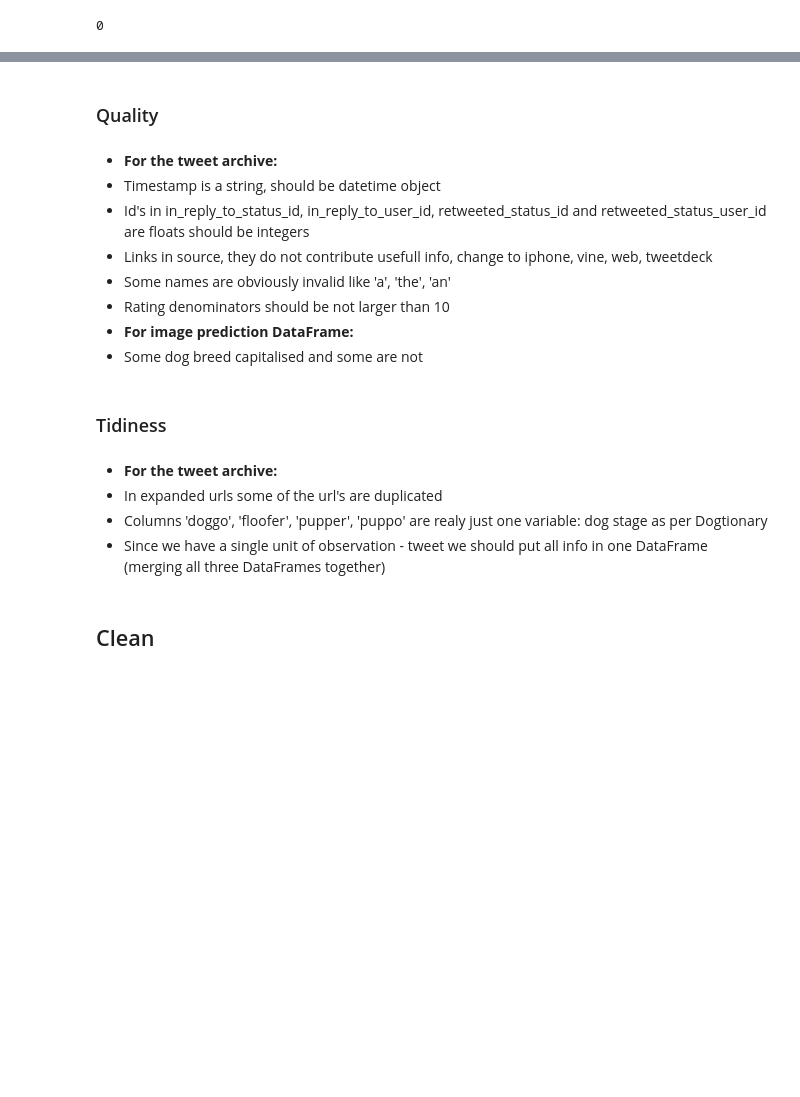
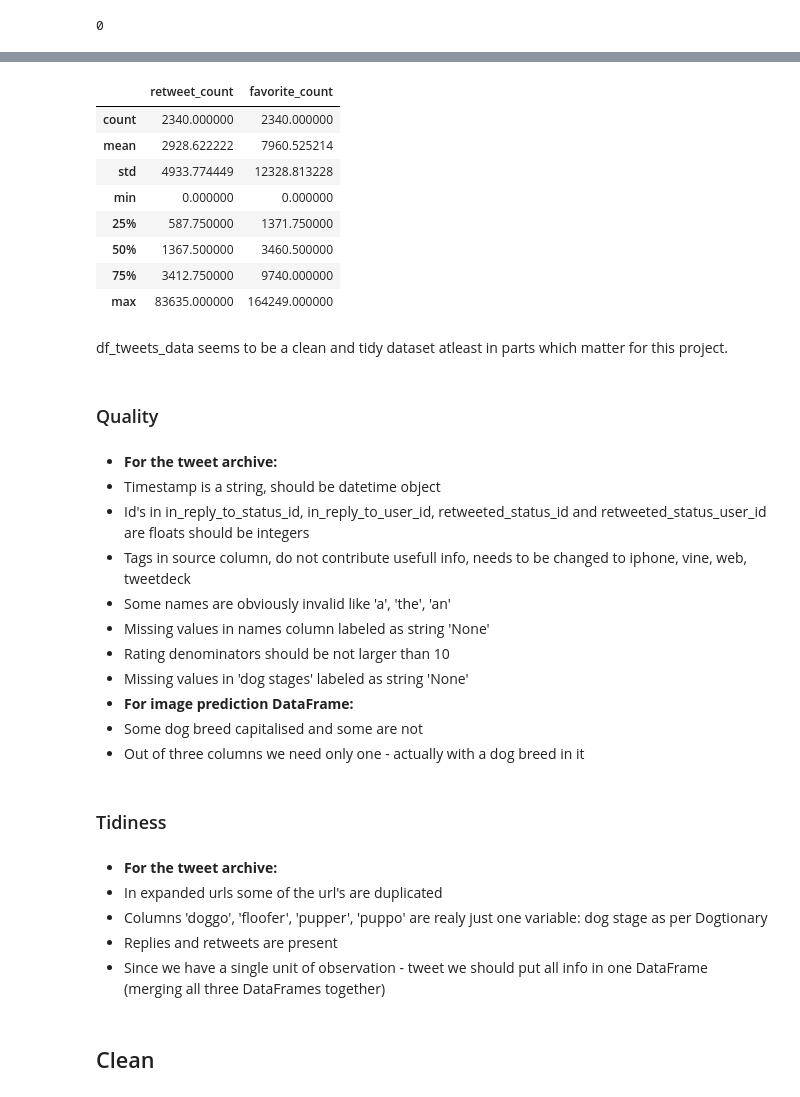
Before and after one commit to Askanio234/WeRateDogs-Tweets, a Jupyter notebook: wrangle_act.ipynb, the cells around one changed output, grey strips where cells are left out. Drawn from its saved outputs; the diff is of its cells as text; code cells hidden in the pictures; blank space fills up the shorter version.

```diff
--- a/wrangle_act.ipynb
+++ b/wrangle_act.ipynb
@@ -329,3 +424,17 @@ len(df_images[df_images.duplicated()])
+# %%
+df_tweets_data[['retweet_count', 'favorite_count']].describe()
+# %% [output]
+|  | retweet_count | favorite_count |
+| count | 2340.000000 | 2340.000000 |
+| mean | 2928.622222 | 7960.525214 |
+| std | 4933.774449 | 12328.813228 |
+| min | 0.000000 | 0.000000 |
+| 25% | 587.750000 | 1371.750000 |
+| 50% | 1367.500000 | 3460.500000 |
+| 75% | 3412.750000 | 9740.000000 |
+| max | 83635.000000 | 164249.000000 |
+# %% [markdown]
+df_tweets_data seems to be a clean and tidy dataset atleast in parts which matter for this project.
 # %% [markdown]
 ### Quality
 # %% [markdown]
@@ -333,11 +442,14 @@ len(df_images[df_images.duplicated()])
     <li><b>For the tweet archive:</b></li>
     <li>Timestamp is a string, should be datetime object</li>
     <li>Id's in in_reply_to_status_id, in_reply_to_user_id, retweeted_status_id and retweeted_status_user_id are floats should be integers</li>
-    <li>Links in source, they do not contribute usefull info, change to iphone, vine, web, tweetdeck</li>
+    <li>Tags in source column, do not contribute usefull info, needs to be changed to iphone, vine, web, tweetdeck</li>
     <li>Some names are obviously invalid like 'a', 'the', 'an'</li>
+    <li>Missing values in names column labeled as string 'None'</li>
     <li>Rating denominators should be not larger than 10</li>
+    <li>Missing values in 'dog stages' labeled as string 'None'</li>
     <li><b>For image prediction DataFrame:</b></li>
     <li>Some dog breed capitalised and some are not</li>
+    <li>Out of three columns we need only one - actually with a dog breed in it</li>
 </ul>
 # %% [markdown]
 ### Tidiness
@@ -346,6 +458,7 @@ len(df_images[df_images.duplicated()])
     <li><b>For the tweet archive:</b></li>
     <li>In expanded urls some of the url's are duplicated</li>
     <li>Columns 'doggo', 'floofer', 'pupper', 'puppo' are realy just one variable: dog stage as per Dogtionary</li>
+    <li>Replies and retweets are present</li>
     <li>Since we have a single unit of observation - tweet we should put all info in one DataFrame (merging all three DataFrames together)</li>
 </ul>
 # %% [markdown]
```
Also changed, not shown: parts of 29 cells of this notebook.
